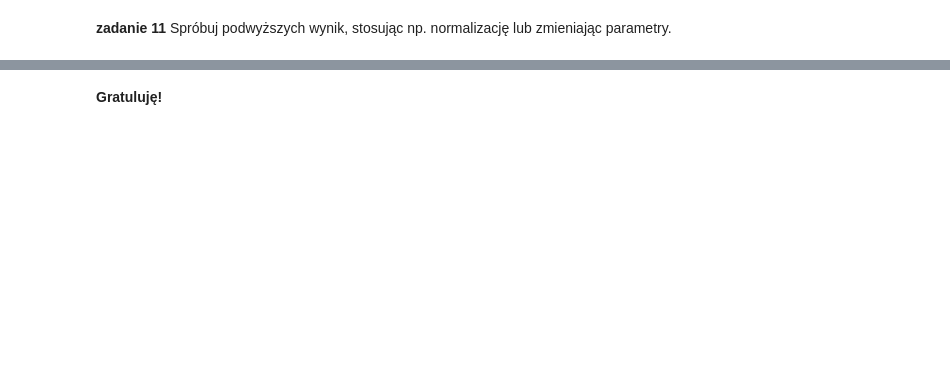
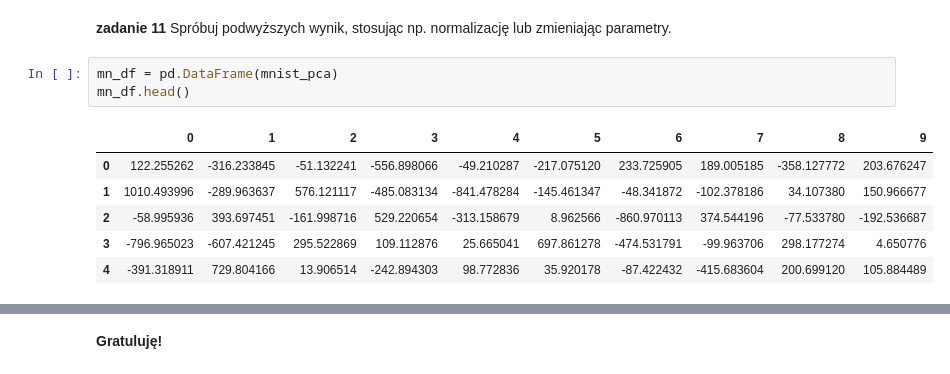
Before and after one commit to aradzikbys/UAM_python, a Jupyter notebook: zadanie_domowe_sklearn/homework.ipynb, the cells around one changed output, grey strips where cells are left out. Saved outputs shown, nothing was run; the diff lists cells and outputs as text; blank space fills up the shorter version.

```diff
--- a/zadanie_domowe_sklearn/homework.ipynb
+++ b/zadanie_domowe_sklearn/homework.ipynb
@@ -344,2 +462,12 @@ df.sort_values('Cluster_elements', ascending = False)
 # %% [markdown]
 **zadanie 11** Spróbuj podwyższych wynik, stosując np. normalizację lub zmieniając parametry.
+# %%
+mn_df = pd.DataFrame(mnist_pca)
+mn_df.head()
+# %% [output]
+|  | 0 | 1 | 2 | 3 | 4 | 5 | 6 | 7 | 8 | 9 |
+| 0 | 122.255262 | -316.233845 | -51.132241 | -556.898066 | -49.210287 | -217.075120 | 233.725905 | 189.005185 | -358.127772 | 203.676247 |
+| 1 | 1010.493996 | -289.963637 | 576.121117 | -485.083134 | -841.478284 | -145.461347 | -48.341872 | -102.378186 | 34.107380 | 150.966677 |
+| 2 | -58.995936 | 393.697451 | -161.998716 | 529.220654 | -313.158679 | 8.962566 | -860.970113 | 374.544196 | -77.533780 | -192.536687 |
+| 3 | -796.965023 | -607.421245 | 295.522869 | 109.112876 | 25.665041 | 697.861278 | -474.531791 | -99.963706 | 298.177274 | 4.650776 |
+| 4 | -391.318911 | 729.804166 | 13.906514 | -242.894303 | 98.772836 | 35.920178 | -87.422432 | -415.683604 | 200.699120 | 105.884489 |
```
Also changed, not shown: parts of 45 cells of this notebook.
